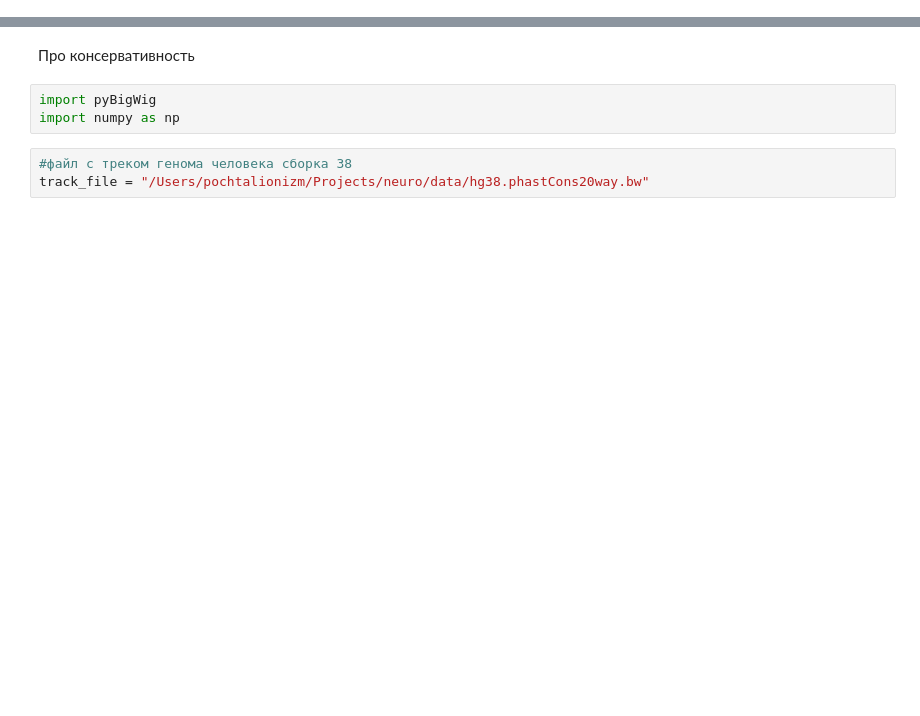
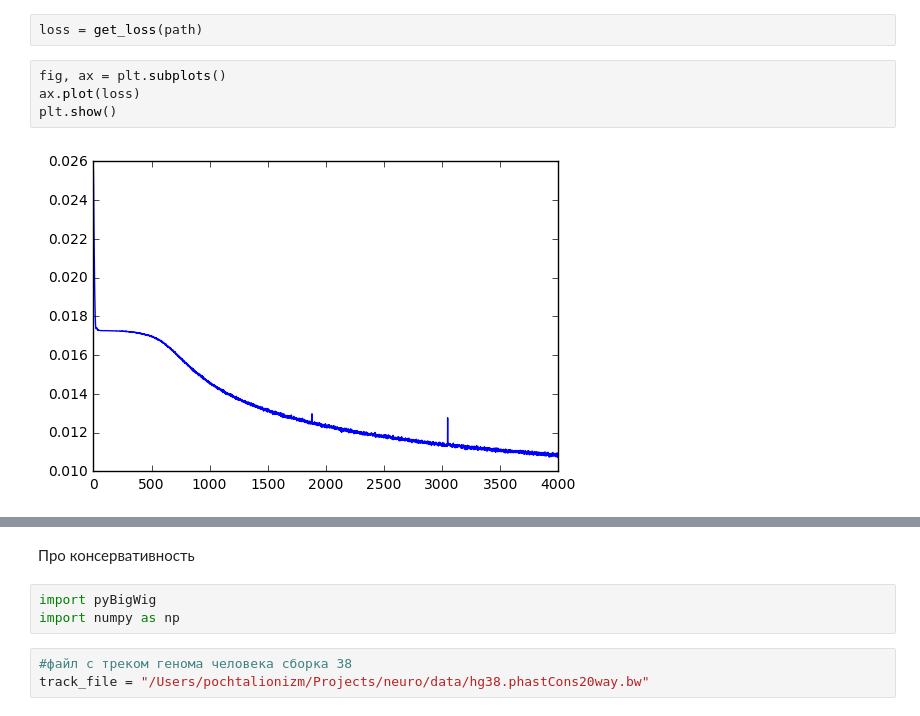
Before and after one commit to litvinanna/neuro_tools, a Jupyter notebook: reading_results.ipynb, the cells around one changed output, grey strips where cells are left out. Drawn from its saved outputs; the diff is of its cells as text; blank space fills up the shorter version.

```diff
--- a/reading_results.ipynb
+++ b/reading_results.ipynb
@@ -95,0 +67,8 @@ net = torch.load(path + "/net.pty")
+# %%
+loss = get_loss(path)
+# %%
+fig, ax = plt.subplots()
+ax.plot(loss)
+plt.show()
+# %% [output]
+[figure, added]
```
Also changed, not shown: parts of 44 cells of this notebook, 3 other files.
